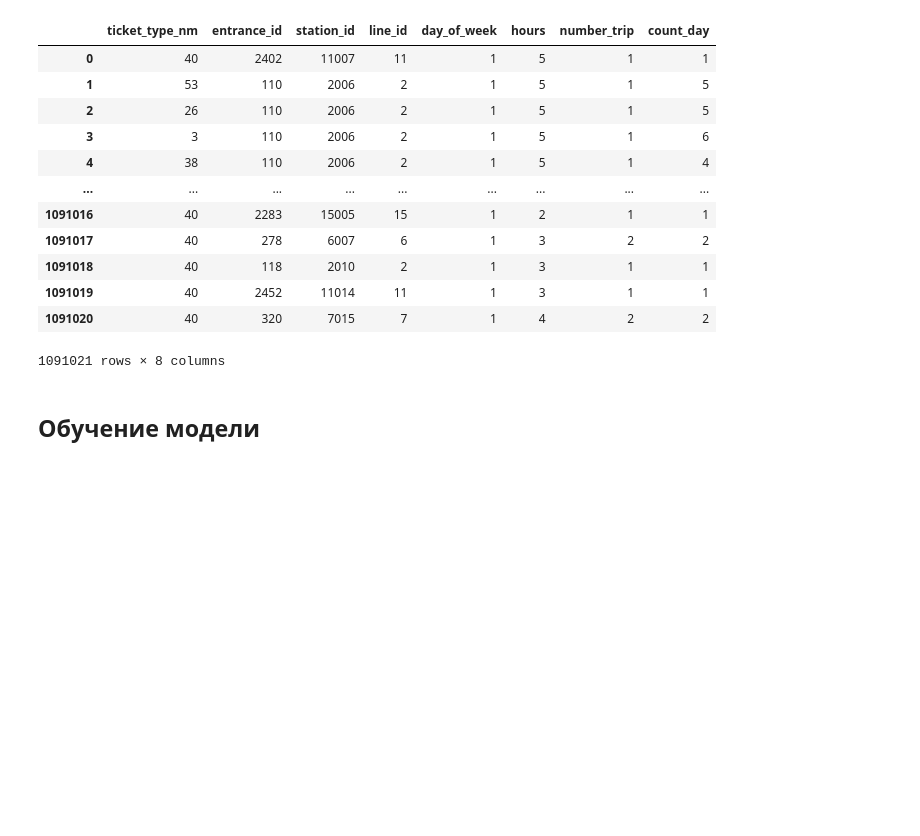
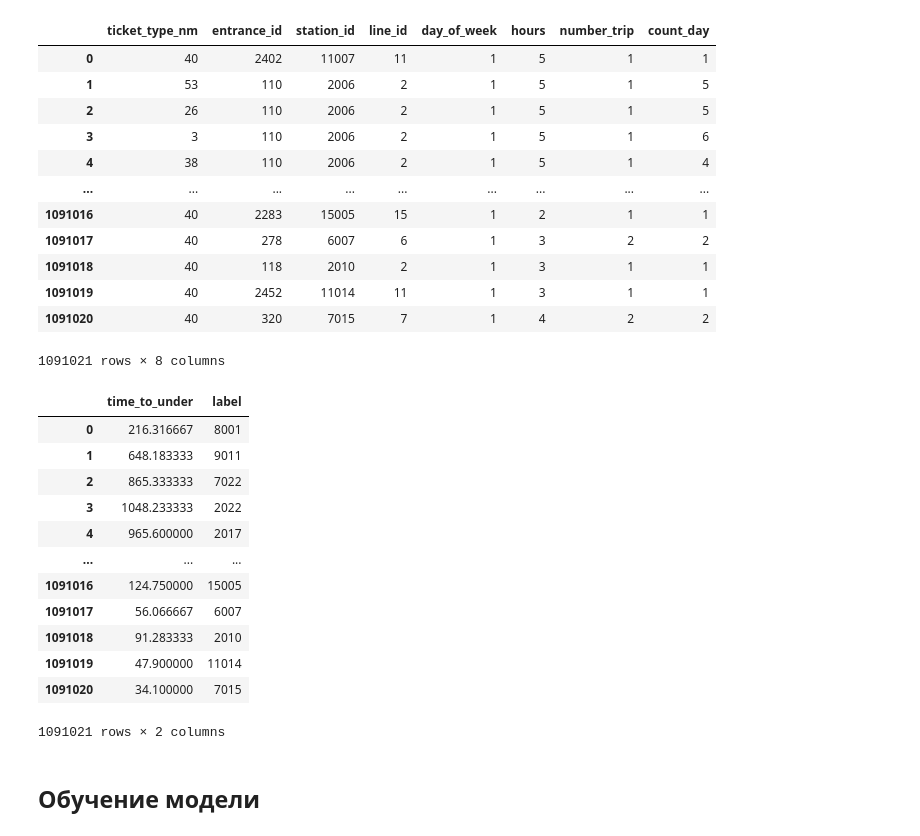
Before and after one commit to Ea5yBreezy/Hackathon_11.2022, a Jupyter notebook: Project.ipynb, the cells around one changed output. Drawn from its saved outputs; the diff is of its cells as text; code cells hidden in the pictures; blank space fills up the shorter version.

```diff
--- a/Project.ipynb
+++ b/Project.ipynb
@@ -295,6 +164,6 @@ df_train
 # %%
-X = df_train.drop(["id", 'ticket_id',  "entrance_nm", "station_nm", "line_nm", "pass_dttm", "label","time_to_under",'day','month'], axis = 1)
-y = df_train[["time_to_under", "label"]]
+X = data.drop(["id", 'ticket_id',  "entrance_nm", "station_nm", "line_nm", "pass_dttm", "label","time_to_under",'day','month'], axis = 1)
+y = data[["time_to_under", "label"]]
 # %%
 X
 # %% [output]
@@ -316,3 +183,19 @@ X
+# %%
+y
+# %% [output]
+|  | time_to_under | label |
+| 0 | 216.316667 | 8001 |
+| 1 | 648.183333 | 9011 |
+| 2 | 865.333333 | 7022 |
+| 3 | 1048.233333 | 2022 |
+| 4 | 965.600000 | 2017 |
+| ... | ... | ... |
+| 1091016 | 124.750000 | 15005 |
+| 1091017 | 56.066667 | 6007 |
+| 1091018 | 91.283333 | 2010 |
+| 1091019 | 47.900000 | 11014 |
+| 1091020 | 34.100000 | 7015 |
+1091021 rows × 2 columns
 # %%
 STATE = np.random.seed(42)
 # %%
```
Also changed, not shown: parts of 60 cells of this notebook, 6 other files.
